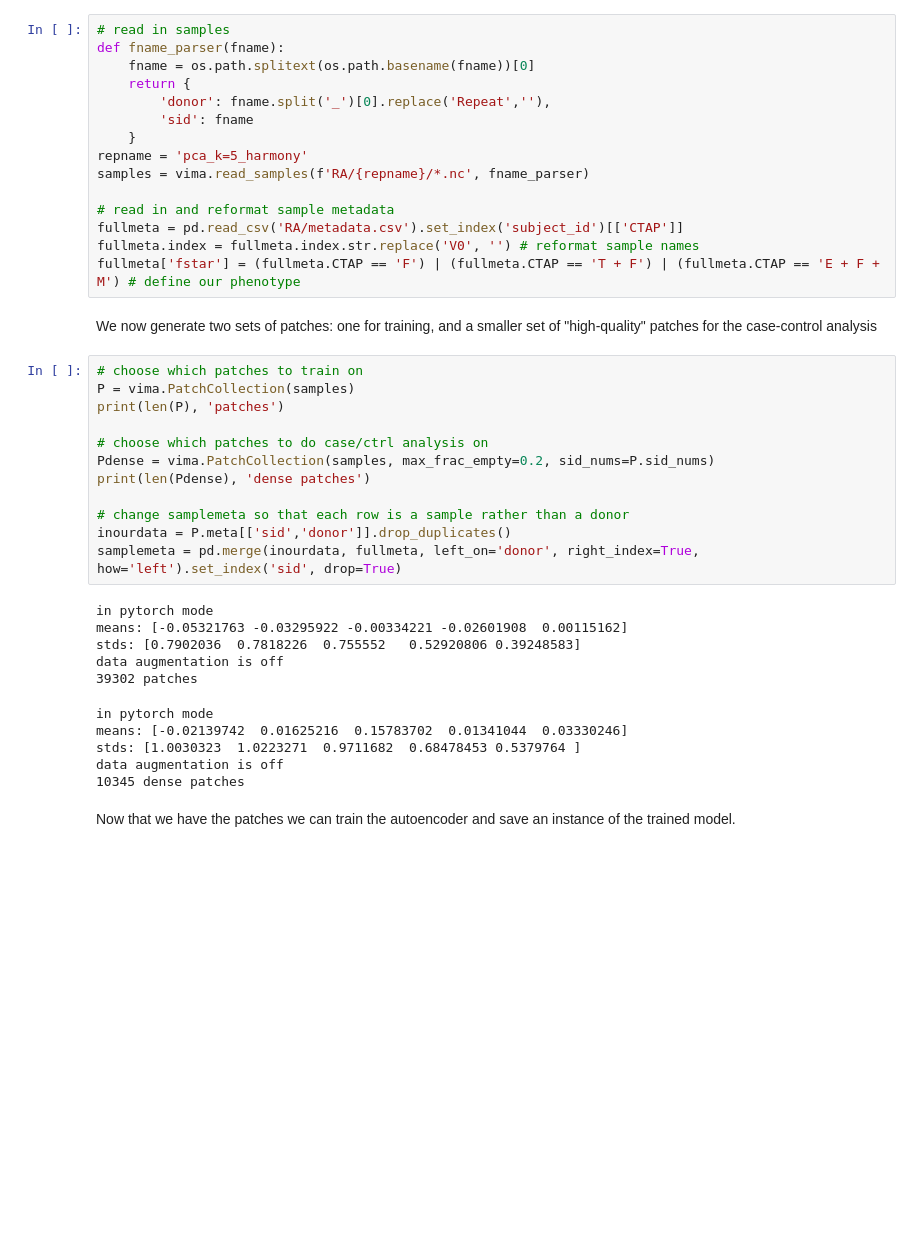
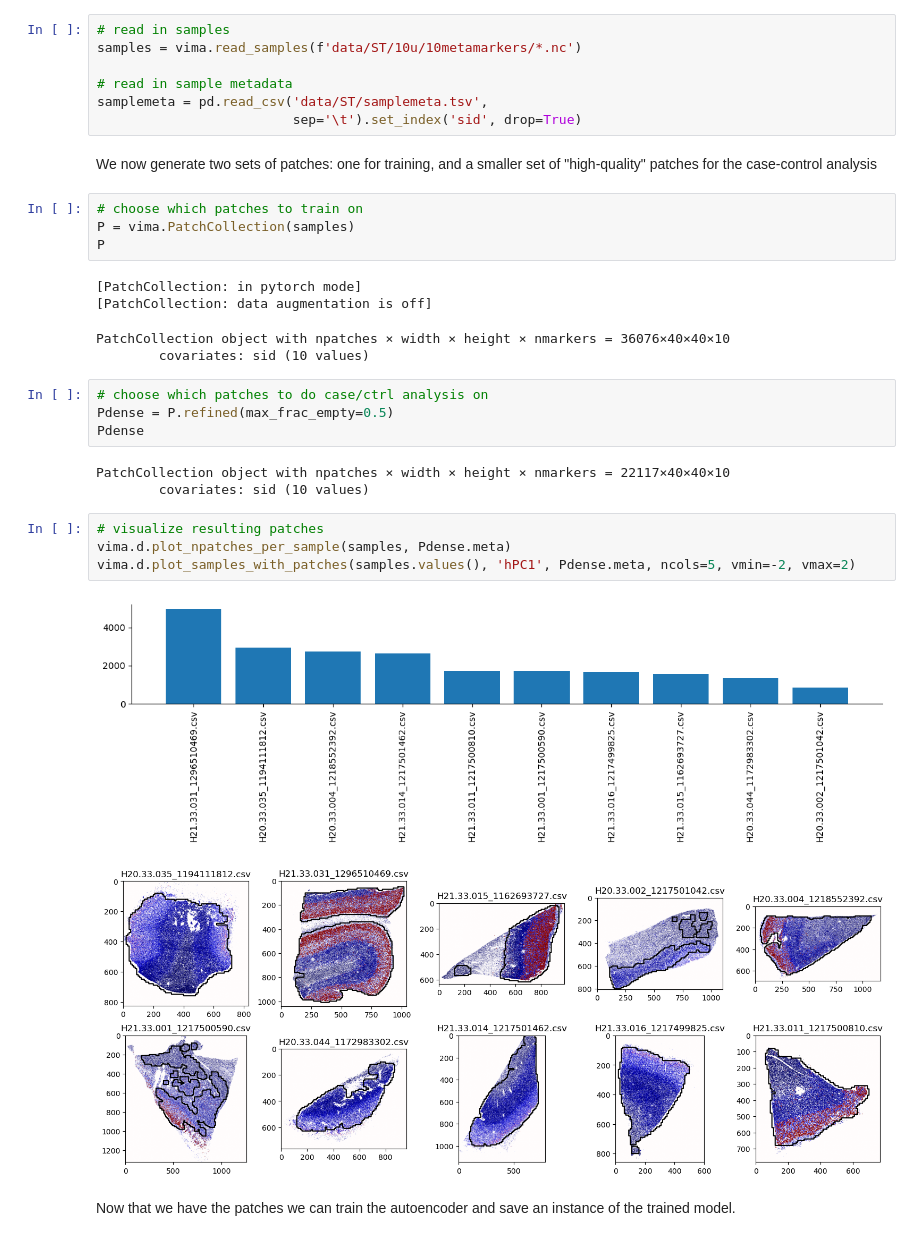
Before and after one commit to yakirr/vima, a Jupyter notebook: demo/demo_ST.ipynb, the cells around one changed output. Saved outputs shown, nothing was run; the diff lists cells and outputs as text; blank space fills up the shorter version.

```diff
--- a/demo/demo_ST.ipynb
+++ b/demo/demo_ST.ipynb
@@ -211,44 +118,36 @@ We now turn to training the `vima` model on our preprocessed data. This involves
 We first read in all the samples together with their metadata
 # %%
 # read in samples
-def fname_parser(fname):
-    fname = os.path.splitext(os.path.basename(fname))[0]
-    return {
-        'donor': fname.split('_')[0].replace('Repeat',''),
-        'sid': fname
-    }
-repname = 'pca_k=5_harmony'
-samples = vima.read_samples(f'RA/{repname}/*.nc', fname_parser)
+samples = vima.read_samples(f'data/ST/10u/10metamarkers/*.nc')
 
-# read in and reformat sample metadata
-fullmeta = pd.read_csv('RA/metadata.csv').set_index('subject_id')[['CTAP']]
-fullmeta.index = fullmeta.index.str.replace('V0', '') # reformat sample names
-fullmeta['fstar'] = (fullmeta.CTAP == 'F') | (fullmeta.CTAP == 'T + F') | (fullmeta.CTAP == 'E + F + M') # define our phenotype
+# read in sample metadata
+samplemeta = pd.read_csv('data/ST/samplemeta.tsv',
+                         sep='\t').set_index('sid', drop=True)
 # %% [markdown]
 We now generate two sets of patches: one for training, and a smaller set of "high-quality" patches for the case-control analysis
 # %%
 # choose which patches to train on
 P = vima.PatchCollection(samples)
-print(len(P), 'patches')
-
-# choose which patches to do case/ctrl analysis on
-Pdense = vima.PatchCollection(samples, max_frac_empty=0.2, sid_nums=P.sid_nums)
-print(len(Pdense), 'dense patches')
-
-# change samplemeta so that each row is a sample rather than a donor
-inourdata = P.meta[['sid','donor']].drop_duplicates()
-samplemeta = pd.merge(inourdata, fullmeta, left_on='donor', right_index=True, how='left').set_index('sid', drop=True)
+P
 # %% [output]
-in pytorch mode
-means: [-0.05321763 -0.03295922 -0.00334221 -0.02601908  0.00115162]
-stds: [0.7902036  0.7818226  0.755552   0.52920806 0.39248583]
-data augmentation is off
-39302 patches
+[PatchCollection: in pytorch mode]
+[PatchCollection: data augmentation is off]
-in pytorch mode
-means: [-0.02139742  0.01625216  0.15783702  0.01341044  0.03330246]
-stds: [1.0030323  1.0223271  0.9711682  0.68478453 0.5379764 ]
-data augmentation is off
-10345 dense patches
+PatchCollection object with npatches × width × height × nmarkers = 36076×40×40×10
+        covariates: sid (10 values)
+# %%
+# choose which patches to do case/ctrl analysis on
+Pdense = P.refined(max_frac_empty=0.5)
+Pdense
+# %% [output]
+PatchCollection object with npatches × width × height × nmarkers = 22117×40×40×10
+        covariates: sid (10 values)
+# %%
+# visualize resulting patches
+vima.d.plot_npatches_per_sample(samples, Pdense.meta)
+vima.d.plot_samples_with_patches(samples.values(), 'hPC1', Pdense.meta, ncols=5, vmin=-2, vmax=2)
+# %% [output]
+[figure, added]
+[figure, added]
 # %% [markdown]
 Now that we have the patches we can train the autoencoder and save an instance of the trained model.
 # %%
```
Also changed, not shown: parts of 27 cells of this notebook, 5 other files.
